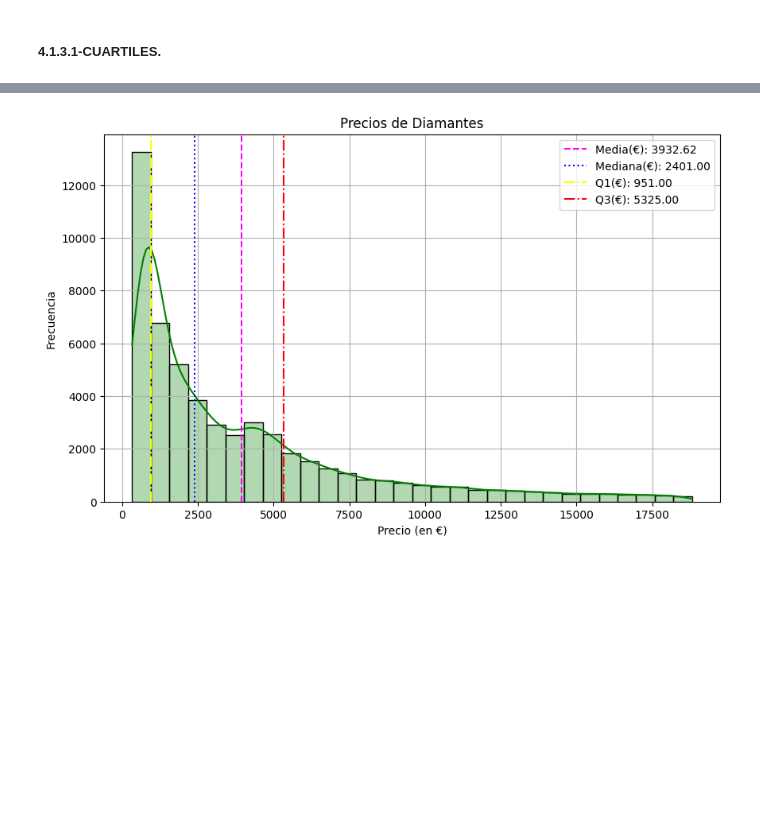
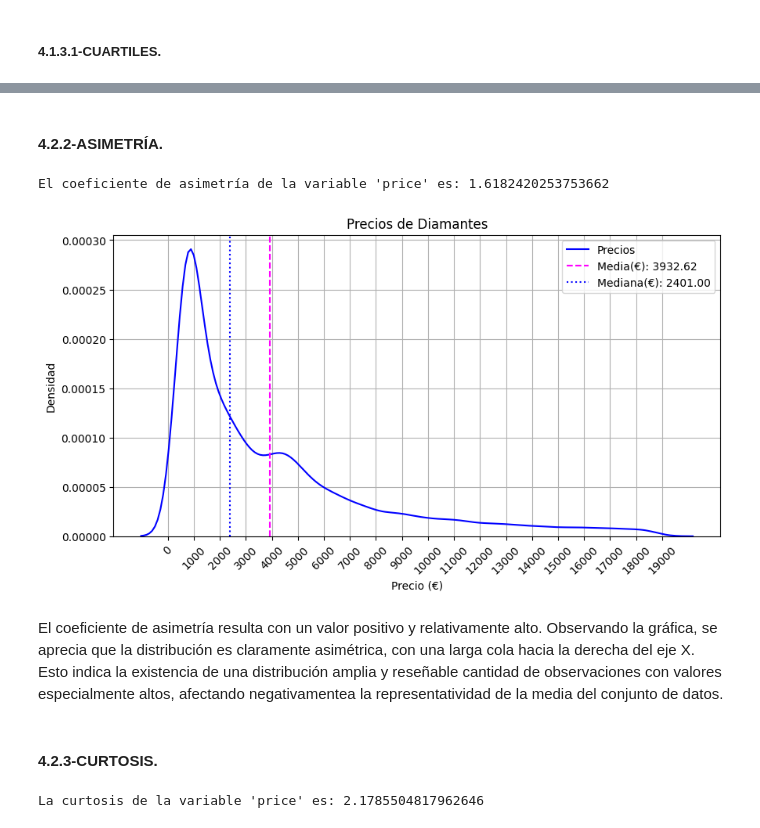
Before and after one commit to angovery/Data-Science-Bootcamp, a Jupyter notebook: Ejercicios_Evaluados/Modulo_3/m3_ejercicio_evaluado_Jose_Ignacio_Hernandez_Palacios.ipynb, the cells around one changed output, grey strips where cells are left out. Saved outputs shown, nothing was run; the diff lists cells and outputs as text; code cells hidden in the pictures; blank space fills up the shorter version.

```diff
--- a/Ejercicios_Evaluados/Modulo_3/m3_ejercicio_evaluado_Jose_Ignacio_Hernandez_Palacios.ipynb
+++ b/Ejercicios_Evaluados/Modulo_3/m3_ejercicio_evaluado_Jose_Ignacio_Hernandez_Palacios.ipynb
@@ -1441,15 +1671,30 @@ plt.show();
+# %% [markdown]
+#### 4.2.2-ASIMETRÍA.
+# %%
+asimetria_price = df['price'].skew()
+print(f"El coeficiente de asimetría de la variable 'price' es: {asimetria_price}")
+# %% [output]
+El coeficiente de asimetría de la variable 'price' es: 1.6182420253753662
 # %%
-plt.figure(figsize=(10,6))
-sns.histplot(df['price'], bins=30, color='green', kde=True, alpha=0.3)
+plt.figure(figsize=(10,5))
+sns.kdeplot(df['price'], color='blue', label="Precios")
 plt.title("Precios de Diamantes")
-plt.xlabel("Precio (en €)")
-plt.ylabel("Frecuencia")
+plt.xlabel("Precio (€)")
+plt.ylabel("Densidad")
+plt.xticks(np.arange(0, max_price + 1000, 1000), rotation=45)
 plt.axvline(media_price, color='magenta', linestyle='--', label=f'Media(€): {media_price:.2f}') # media
 plt.axvline(mediana_price, color='blue', linestyle='dotted', label=f'Mediana(€): {mediana_price:.2f}') # mediana
-plt.axvline(q1_price, color='yellow', linestyle='-.', label=f'Q1(€): {q1_price:.2f}') # Q1
-plt.axvline(q3_price, color='red', linestyle='-.', label=f'Q3(€): {q3_price:.2f}') # Q3
 plt.legend()
 plt.grid()
 plt.show();
 # %% [output]
-[figure, old version]
+[figure, new version]
+# %% [markdown]
+El coeficiente de asimetría resulta con un valor positivo y relativamente alto. Observando la gráfica, se aprecia que la distribución es claramente asimétrica, con una larga cola hacia la derecha del eje X. Esto indica la existencia de una distribución amplia y reseñable cantidad de observaciones con valores especialmente altos, afectando negativamentea la representatividad de la media del conjunto de datos.
+# %% [markdown]
+#### 4.2.3-CURTOSIS.
+# %%
+curtosis_price = df['price'].kurtosis()
+print(f"La curtosis de la variable 'price' es: {curtosis_price}")
+# %% [output]
+La curtosis de la variable 'price' es: 2.1785504817962646
```
Also changed, not shown: parts of 47 cells of this notebook.
